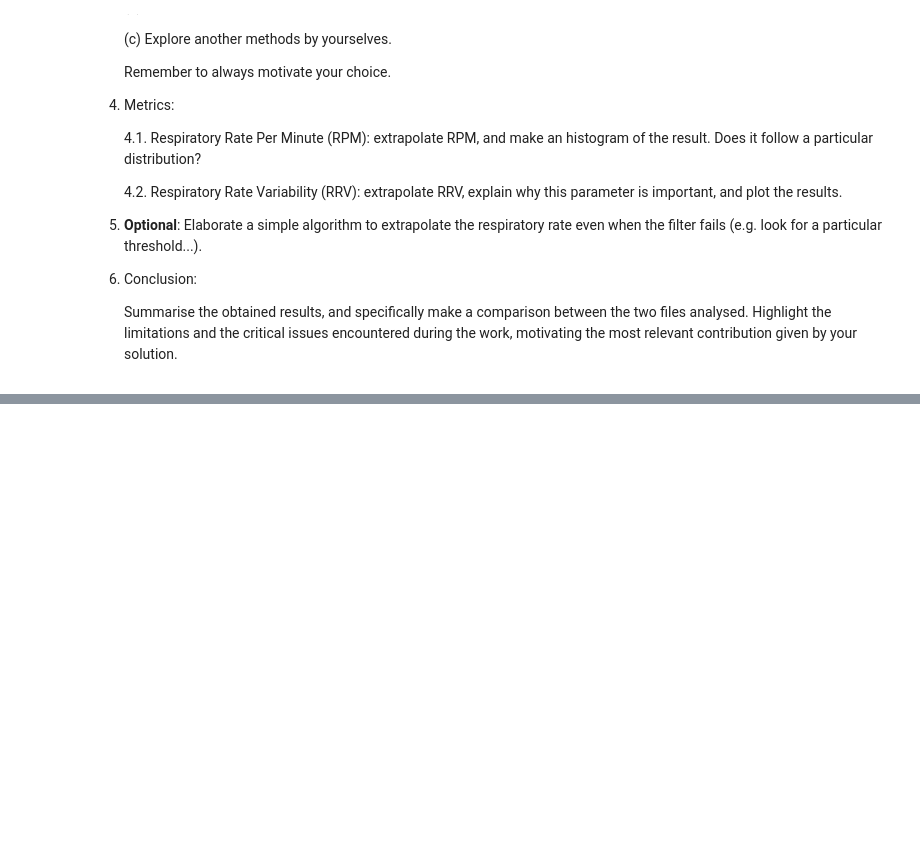
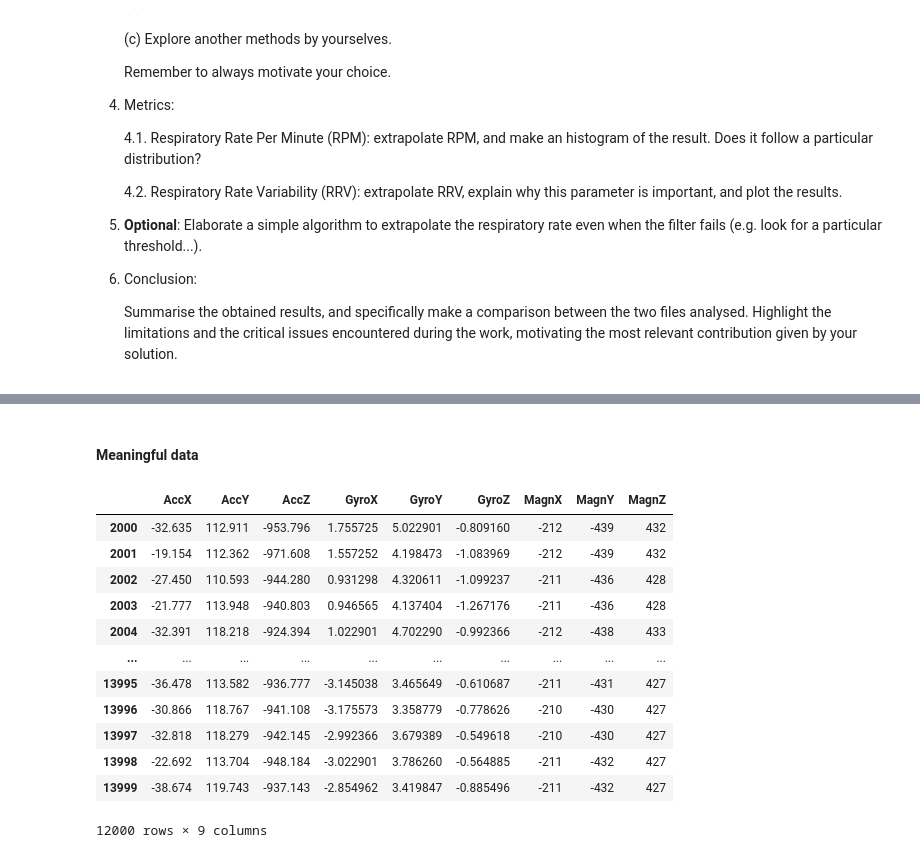
Before and after one commit to Mohsen-Kordi/ProjectRESP, a Jupyter notebook: Project.ipynb, the cells around one changed output, grey strips where cells are left out. Drawn from its saved outputs; the diff is of its cells as text; code cells hidden in the pictures; blank space fills up the shorter version.

```diff
--- a/Project.ipynb
+++ b/Project.ipynb
@@ -94,0 +145,20 @@ Each dataset includes, in addition to the data, one file containing the adopted
+# %% [markdown]
+#### Meaningful data
+# %%
+df2 = df.iloc[2000:14000, :].copy()
+x = np.linspace(0, 60, 12000)
+df2
+# %% [output]
+|  | AccX | AccY | AccZ | GyroX | GyroY | GyroZ | MagnX | MagnY | MagnZ |
+| 2000 | -32.635 | 112.911 | -953.796 | 1.755725 | 5.022901 | -0.809160 | -212 | -439 | 432 |
+| 2001 | -19.154 | 112.362 | -971.608 | 1.557252 | 4.198473 | -1.083969 | -212 | -439 | 432 |
+| 2002 | -27.450 | 110.593 | -944.280 | 0.931298 | 4.320611 | -1.099237 | -211 | -436 | 428 |
+| 2003 | -21.777 | 113.948 | -940.803 | 0.946565 | 4.137404 | -1.267176 | -211 | -436 | 428 |
+| 2004 | -32.391 | 118.218 | -924.394 | 1.022901 | 4.702290 | -0.992366 | -212 | -438 | 433 |
+| ... | ... | ... | ... | ... | ... | ... | ... | ... | ... |
+| 13995 | -36.478 | 113.582 | -936.777 | -3.145038 | 3.465649 | -0.610687 | -211 | -431 | 427 |
+| 13996 | -30.866 | 118.767 | -941.108 | -3.175573 | 3.358779 | -0.778626 | -210 | -430 | 427 |
+| 13997 | -32.818 | 118.279 | -942.145 | -2.992366 | 3.679389 | -0.549618 | -210 | -430 | 427 |
+| 13998 | -22.692 | 113.704 | -948.184 | -3.022901 | 3.786260 | -0.564885 | -211 | -432 | 427 |
+| 13999 | -38.674 | 119.743 | -937.143 | -2.854962 | 3.419847 | -0.885496 | -211 | -432 | 427 |
+12000 rows × 9 columns
```
Also changed, not shown: parts of 14 cells of this notebook.
